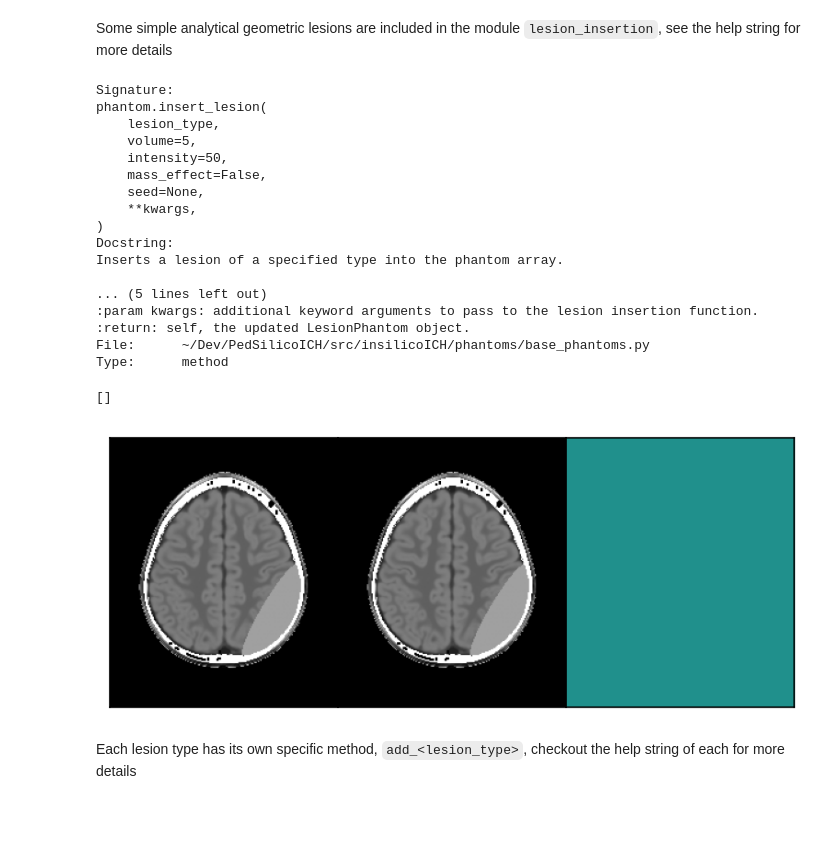
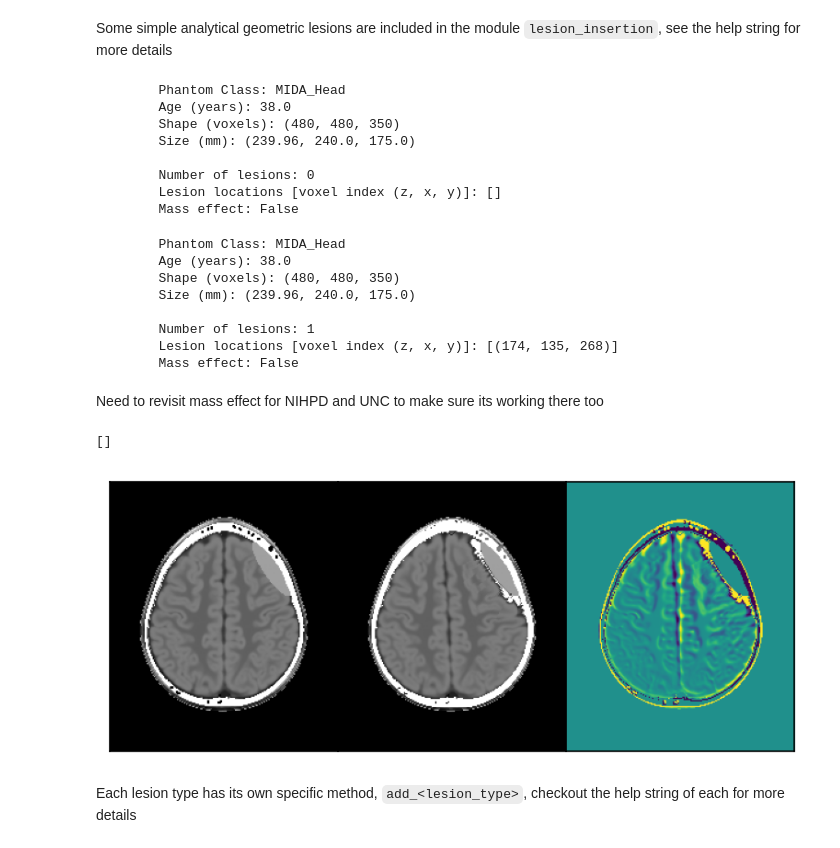
Before and after one commit to DIDSR/InSilicoICH, a Jupyter notebook: notebooks/01_phantoms.ipynb, the cells around one changed output. Drawn from its saved outputs; the diff is of its cells as text; code cells hidden in the pictures; blank space fills up the shorter version.

```diff
--- a/notebooks/01_phantoms.ipynb
+++ b/notebooks/01_phantoms.ipynb
@@ -122,51 +170,56 @@ if hasattr(phantom, 'get_sutures'):
         ax.imshow(sutures.max(axis=dim))
 # %% [markdown]
 Some simple analytical geometric lesions are included in the module `lesion_insertion`, see the help string for more details
+# %%
+phantom = available_phantoms['38.0 yr MIDA Head']()
+phantom
+# %% [output]
+        Phantom Class: MIDA_Head
+        Age (years): 38.0
+        Shape (voxels): (480, 480, 350)
+        Size (mm): (239.96, 240.0, 175.0)
+
+        Number of lesions: 0
+        Lesion locations [voxel index (z, x, y)]: []
+        Mass effect: False
 # %%
-phantom.insert_lesion?
+phantom.insert_lesion('EDH', volume=1)
 # %% [output]
-Signature:
-phantom.insert_lesion(
-    lesion_type,
-    volume=5,
-    intensity=50,
-    mass_effect=False,
-    seed=None,
-    **kwargs,
-)
-Docstring:
-Inserts a lesion of a specified type into the phantom array.
+        Phantom Class: MIDA_Head
+        Age (years): 38.0
+        Shape (voxels): (480, 480, 350)
+        Size (mm): (239.96, 240.0, 175.0)
 
-... (5 lines left out)
-:param kwargs: additional keyword arguments to pass to the lesion insertion function.
-:return: self, the updated LesionPhantom object.
-File:      ~/Dev/PedSilicoICH/src/insilicoICH/phantoms/base_phantoms.py
-Type:      method
+        Number of lesions: 1
+        Lesion locations [voxel index (z, x, y)]: [(174, 135, 268)]
+        Mass effect: False
+# %% [markdown]
+Need to revisit mass effect for NIHPD and UNC to make sure its working there too
 # %%
-from insilicoICH import load_phantom
-from utils import ctshow
+from utils import ctshow, load_phantom
 
 seed = 42
 age = 6.5
+vol = 20
 display = 'brain'
 
 phantom = load_phantom(age)
-phantom.insert_lesion('EDH', volume=40, mass_effect=False, seed=seed)
+phantom.insert_lesion('EDH', volume=vol, mass_effect=False, seed=seed)
 
 phantom_me = load_phantom(age)
-phantom_me.insert_lesion('EDH', volume=40, mass_effect=True, seed=seed)
-phantom_no_me_image = phantom._phantom[phantom._lesion_coords[0][0]]
-phantom_me_image = phantom_me._phantom[phantom_me._lesion_coords[0][0]]
+phantom_me.insert_lesion('EDH', volume=vol, mass_effect=True, seed=seed)
+phantom_no_me_image = phantom.get_CT_number_phantom()[phantom._lesion_coords[0][0]]
+phantom_me_image = phantom_me.get_CT_number_phantom()[phantom_me._lesion_coords[0][0]]
 
 f, axs = plt.subplots(1, 3, dpi=150, gridspec_kw=dict(hspace=0, wspace=0))
-ctshow(phantom._phantom[phantom._lesion_coords[0][0]], display, fig=f, ax=axs[0])
-ctshow(phantom_me._phantom[phantom_me._lesion_coords[0][0]], display, fig=f, ax=axs[1])
+ctshow(phantom.get_CT_number_phantom()[phantom._lesion_coords[0][0]], display, fig=f, ax=axs[0])
+ctshow(phantom_me.get_CT_number_phantom()[phantom_me._lesion_coords[0][0]], display, fig=f, ax=axs[1])
 axs[2].imshow(phantom_me_image - phantom_no_me_image, vmin=-20, vmax=20)
 axs[2].set_xticks([])
 axs[2].set_yticks([])
 # %% [output]
 []
-[figure, old version]
+[figure, new version]
 # %% [markdown]
 Each lesion type has its own specific method, `add_<lesion_type>`, checkout the help string of each for more details
 # %% [markdown]
```
Also changed, not shown: parts of 20 cells of this notebook, 5 other files.
